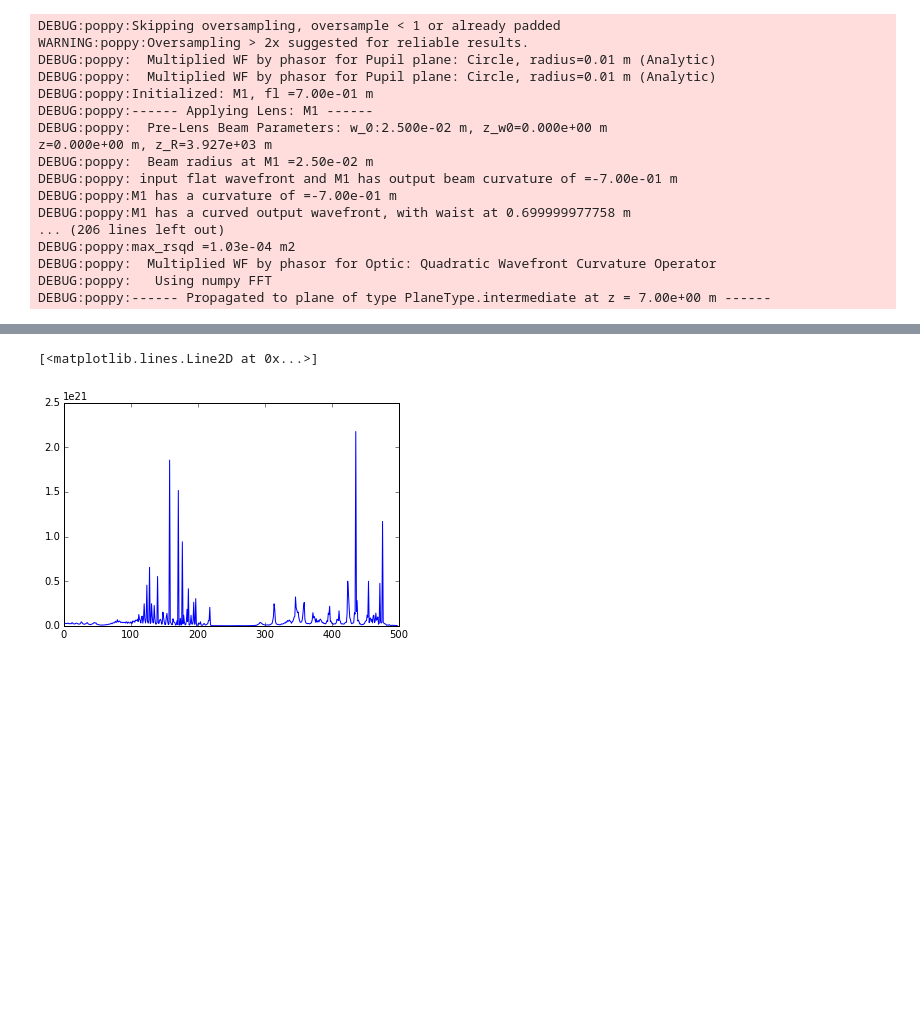
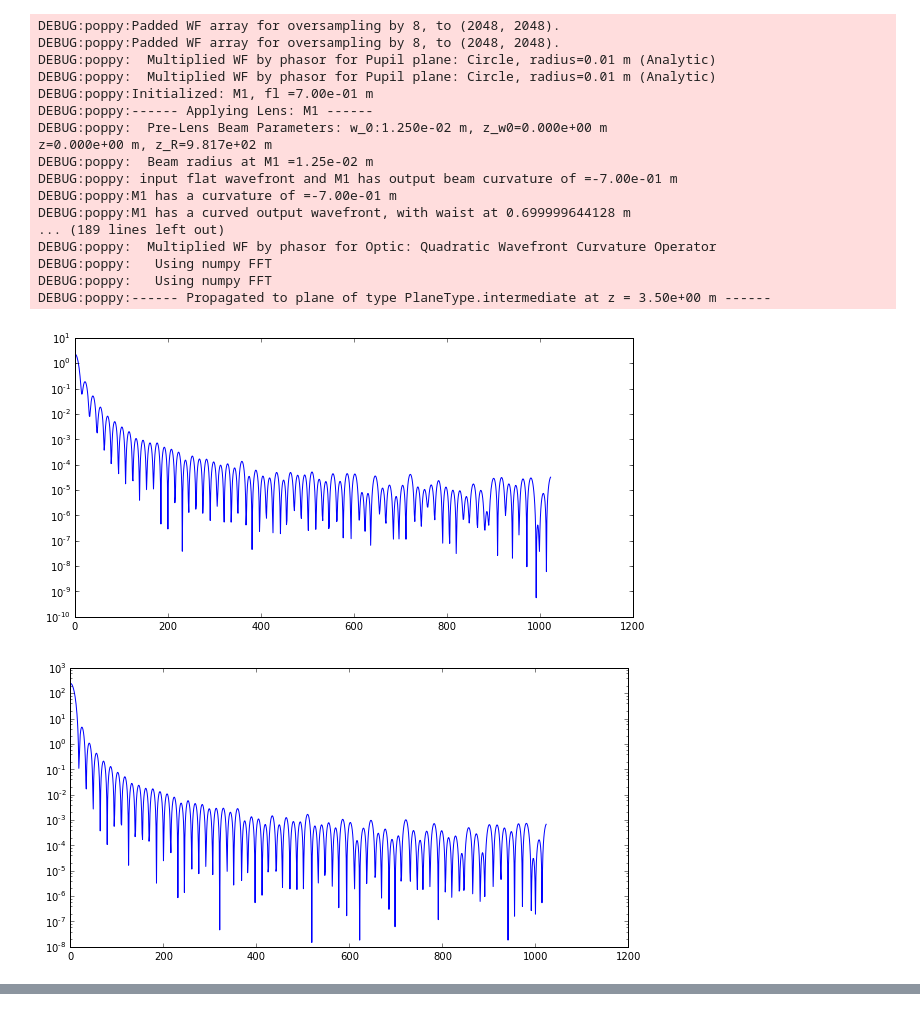
Before and after one commit to douglase/poppy_example_notebooks, a Jupyter notebook: Fresnel/Coronagraph/TDEM_Coronagraph.ipynb, the cells around one changed output, grey strips where cells are left out. Cells and saved outputs as stored; diff of their text form; code cells hidden in the pictures; blank space fills up the shorter version.

Commit message:
more on tdem coronagraph. gives sensible outputs. still does agree with TDEM

```diff
--- a/Fresnel/Coronagraph/TDEM_Coronagraph.ipynb
+++ b/Fresnel/Coronagraph/TDEM_Coronagraph.ipynb
@@ -44,9 +56,9 @@ class sinc_squared_occulter(poppy.AnalyticOpticalElement):
         amp = 1 - (np.sinc(r))**2
         return amp
 # %%
-class aberation_inducer(poppy.AnalyticOpticalElement):
+class phase_aberation_inducer(poppy.AnalyticOpticalElement):
 
-    def __init__(self, name=None, radius=1.0, pad_factor=1.0, **kwargs):
+    def __init__(self, name=None, radius=1.0, pad_factor=1.0, map_adjust = 1e5, **kwargs):
         try:
             self.radius = float(radius)
         except ValueError:
@@ -54,9 +66,10 @@ class aberation_inducer(poppy.AnalyticOpticalElement):
 
         if name is None:
             name = "Circle, radius=%.2f m" % radius
-        super(aberation_inducer, self).__init__( name=name, planetype=_PUPIL, **kwargs)
+        super(phase_aberation_inducer, self).__init__( name=name, planetype=_PUPIL, **kwargs)
         # for creating input wavefronts - let's pad a bit:
         self.pupil_diam = pad_factor * 2 * self.radius
+        self.map_adjust = map_adjust
 
     def __load_aberation_map_interpolator__(self,radius):
         from scipy.interpolate import InterpolatedUnivariateSpline
@@ -77,14 +90,15 @@ class aberation_inducer(poppy.AnalyticOpticalElement):
                              "to define the spacing")
         assert (wave.planetype != _IMAGE)
 
-        propper_sampling = 0.0000813802050996
+
+        map_adjust = 1e5
 
         y, x = self.get_coordinates(wave)
-        r = np.sqrt(x ** 2 + y ** 2)*(propper_sampling/wave.pixelscale)
+        r = np.sqrt(x ** 2 + y ** 2)*poppy_wavefront.pixelscale
         del x
         del y
         interpolator = self.__load_aberation_map_interpolator__(self.radius)
-        self.aberation_map = interpolator(r)
+        self.aberation_map = self.map_adjust*interpolator(r)
         w_outside = np.where(r > self.radius)
         del r
         self.transmission = np.ones(wave.shape) + np.exp(1.j * 2 * np.pi * self.aberation_map)
@@ -125,34 +145,59 @@ def poppy_cor(wavefront,use_occulter=True):
 # %%
 #Using the same simple setup used in TDEM milestone 1 report, Appendix B: Verification of PROPER (p. 26)
 #Ref Figure 9 for the setup, Ref p. 27 for dimensions
 
-
 lam = 500e-9
 
-osamp=1 #oversampling factor
+osamp=8 #oversampling factor
 
-n=2048
+n=256
+
+beam_diameter = 0.025*u.m
 
 #intialize wavefront
-poppy_wavefront = fresnel.FresnelWavefront(0.025*u.m, wavelength=lam, npix=n, oversample=osamp)
+poppy_field = fresnel.FresnelWavefront(beam_radius=beam_diameter/2, wavelength=lam, npix=n, oversample=osamp)
+poppy_psf = fresnel.FresnelWavefront(beam_radius=beam_diameter/2, wavelength=lam, npix=n, oversample=osamp)
 
-poppy_field = poppy_cor(poppy_wavefront,use_occulter=True)
-poppy_psf = poppy_cor(poppy_wavefront,use_occulter=False)
+poppy_field = poppy_system(poppy_field,use_occulter=True)
+poppy_psf = poppy_system(poppy_psf,use_occulter=False)
+
+poppy_field_profile = poppy_field.intensity[osamp*n/2:,osamp*n/2]
+poppy_psf_profile = poppy_psf.intensity[osamp*n/2:,osamp*n/2]
+
+poppy_contrast_profile = poppy_field_profile / poppy_psf_profile
+
+
+
+
+
+plt.figure(figsize=(10,5))
+plt.semilogy(poppy_field_profile)
+plt.show()
+
+plt.figure(figsize=(10,5))
+plt.semilogy(poppy_psf_profile)
+plt.show()
+
+plt.figure(figsize=(10,5))
+plt.semilogy(poppy_contrast_profile)
+plt.show()
 # %% [output]
-DEBUG:poppy:Skipping oversampling, oversample < 1 or already padded
-WARNING:poppy:Oversampling > 2x suggested for reliable results.
+DEBUG:poppy:Padded WF array for oversampling by 8, to (2048, 2048).
+DEBUG:poppy:Padded WF array for oversampling by 8, to (2048, 2048).
 DEBUG:poppy:  Multiplied WF by phasor for Pupil plane: Circle, radius=0.01 m (Analytic)
 DEBUG:poppy:  Multiplied WF by phasor for Pupil plane: Circle, radius=0.01 m (Analytic)
 DEBUG:poppy:Initialized: M1, fl =7.00e-01 m
 DEBUG:poppy:------ Applying Lens: M1 ------
-DEBUG:poppy:  Pre-Lens Beam Parameters: w_0:2.500e-02 m, z_w0=0.000e+00 m
-z=0.000e+00 m, z_R=3.927e+03 m
-DEBUG:poppy:  Beam radius at M1 =2.50e-02 m
+DEBUG:poppy:  Pre-Lens Beam Parameters: w_0:1.250e-02 m, z_w0=0.000e+00 m
+z=0.000e+00 m, z_R=9.817e+02 m
+DEBUG:poppy:  Beam radius at M1 =1.25e-02 m
 DEBUG:poppy: input flat wavefront and M1 has output beam curvature of =-7.00e-01 m
 DEBUG:poppy:M1 has a curvature of =-7.00e-01 m
-DEBUG:poppy:M1 has a curved output wavefront, with waist at 0.699999977758 m
-... (206 lines left out)
-DEBUG:poppy:max_rsqd =1.03e-04 m2
+DEBUG:poppy:M1 has a curved output wavefront, with waist at 0.699999644128 m
+... (189 lines left out)
 DEBUG:poppy:  Multiplied WF by phasor for Optic: Quadratic Wavefront Curvature Operator
 DEBUG:poppy:   Using numpy FFT
-DEBUG:poppy:------ Propagated to plane of type PlaneType.intermediate at z = 7.00e+00 m ------
+DEBUG:poppy:   Using numpy FFT
+DEBUG:poppy:------ Propagated to plane of type PlaneType.intermediate at z = 3.50e+00 m ------
+[figure, added]
+[figure, added]
@@ -159,9 +204,0 @@ DEBUG:poppy:------ Propagated to plane of type PlaneType.intermediate at z = 7.0
-# %%
-poppy_field_profile = poppy_field.wavefront[n/2:n/2+499,n/2]
-poppy_psf_profile = poppy_field.intensity[n/2:n/2+499,n/2]
-poppy_contrast_profile = poppy_field_profile / poppy_psf_profile
-
-plt.plot(np.square(np.abs(poppy_contrast_profile)))
-# %% [output]
-[<matplotlib.lines.Line2D at 0x...>]
-[figure, removed]
```
Also changed, not shown: parts of 6 cells of this notebook.
